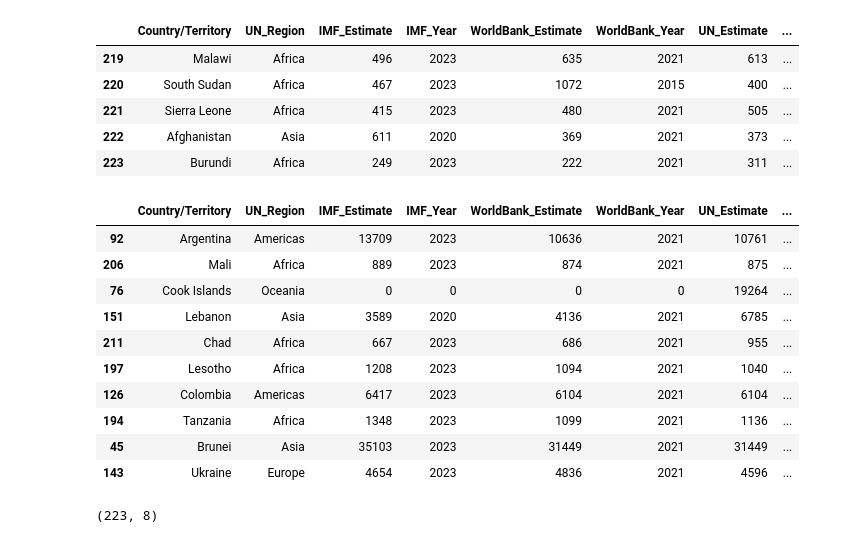
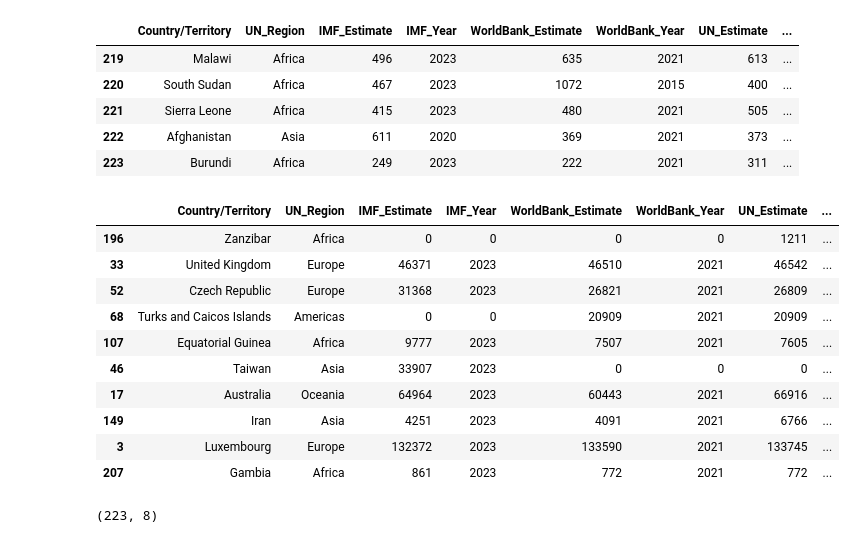
Before and after one commit to mcarola/Python, a Jupyter notebook: Pandas_Practice_Notebook_Marvy.ipynb, the cells around one changed output. Saved outputs shown, nothing was run; the diff lists cells and outputs as text; code cells hidden in the pictures.

```diff
--- a/Pandas_Practice_Notebook_Marvy.ipynb
+++ b/Pandas_Practice_Notebook_Marvy.ipynb
@@ -77,18 +76,19 @@ df.tail()
 | 223 | Burundi | Africa | 249 | 2023 | 222 | 2021 | 311 | ... |
 # %%
 # check 10 sample
+df.sample(10)
 # %% [output]
 |  | Country/Territory | UN_Region | IMF_Estimate | IMF_Year | WorldBank_Estimate | WorldBank_Year | UN_Estimate | ... |
-| 92 | Argentina | Americas | 13709 | 2023 | 10636 | 2021 | 10761 | ... |
-| 206 | Mali | Africa | 889 | 2023 | 874 | 2021 | 875 | ... |
-| 76 | Cook Islands | Oceania | 0 | 0 | 0 | 0 | 19264 | ... |
-| 151 | Lebanon | Asia | 3589 | 2020 | 4136 | 2021 | 6785 | ... |
-| 211 | Chad | Africa | 667 | 2023 | 686 | 2021 | 955 | ... |
-| 197 | Lesotho | Africa | 1208 | 2023 | 1094 | 2021 | 1040 | ... |
-| 126 | Colombia | Americas | 6417 | 2023 | 6104 | 2021 | 6104 | ... |
-| 194 | Tanzania | Africa | 1348 | 2023 | 1099 | 2021 | 1136 | ... |
-| 45 | Brunei | Asia | 35103 | 2023 | 31449 | 2021 | 31449 | ... |
-| 143 | Ukraine | Europe | 4654 | 2023 | 4836 | 2021 | 4596 | ... |
+| 196 | Zanzibar | Africa | 0 | 0 | 0 | 0 | 1211 | ... |
+| 33 | United Kingdom | Europe | 46371 | 2023 | 46510 | 2021 | 46542 | ... |
+| 52 | Czech Republic | Europe | 31368 | 2023 | 26821 | 2021 | 26809 | ... |
+| 68 | Turks and Caicos Islands | Americas | 0 | 0 | 20909 | 2021 | 20909 | ... |
+| 107 | Equatorial Guinea | Africa | 9777 | 2023 | 7507 | 2021 | 7605 | ... |
+| 46 | Taiwan | Asia | 33907 | 2023 | 0 | 0 | 0 | ... |
+| 17 | Australia | Oceania | 64964 | 2023 | 60443 | 2021 | 66916 | ... |
+| 149 | Iran | Asia | 4251 | 2023 | 4091 | 2021 | 6766 | ... |
+| 3 | Luxembourg | Europe | 132372 | 2023 | 133590 | 2021 | 133745 | ... |
+| 207 | Gambia | Africa | 861 | 2023 | 772 | 2021 | 772 | ... |
 # %%
 # check shape
 df.shape
```
Also changed, not shown: parts of 27 cells of this notebook.
